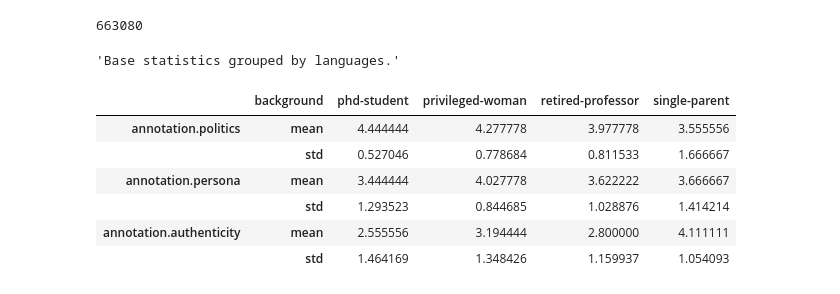
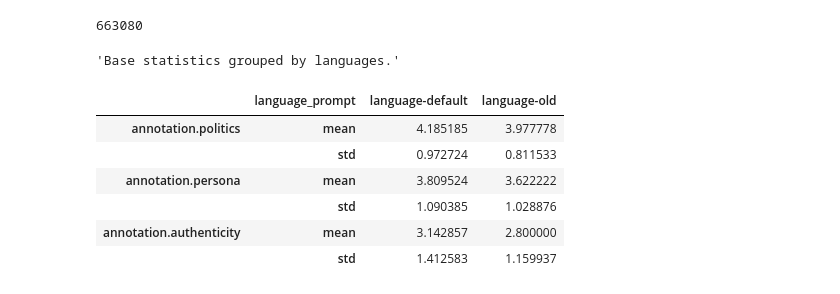
Before and after one commit to JanSt-nobot/TWON-Agents-RCS, a Jupyter notebook: experiments/RCS/0.1-Data-Processing.ipynb, the cells around one changed output. Cells and saved outputs as stored; diff of their text form; code cells hidden in the pictures.

Commit message:
annotation means

```diff
--- a/experiments/RCS/0.1-Data-Processing.ipynb
+++ b/experiments/RCS/0.1-Data-Processing.ipynb
@@ -155,19 +155,19 @@ open(f'{DATA_OUT_PATH}.full.json', 'w').write(json.dumps(raw_samples, indent=4,
 # %%
 display('Base statistics grouped by languages.')
 (
     dataset
-    .groupby('background', observed=False)
+    .groupby('language_prompt', observed=False)
     .describe(percentiles=[])
     .loc[:, (slice(None), ['mean', 'std'])]
     .T
     #.reindex(columns=LANG_ORDER)
 )
 # %% [output]
 'Base statistics grouped by languages.'
-|  | background | phd-student | privileged-woman | retired-professor | single-parent |
-| annotation.politics | mean | 4.444444 | 4.277778 | 3.977778 | 3.555556 |
-|  | std | 0.527046 | 0.778684 | 0.811533 | 1.666667 |
-| annotation.persona | mean | 3.444444 | 4.027778 | 3.622222 | 3.666667 |
-|  | std | 1.293523 | 0.844685 | 1.028876 | 1.414214 |
-| annotation.authenticity | mean | 2.555556 | 3.194444 | 2.800000 | 4.111111 |
-|  | std | 1.464169 | 1.348426 | 1.159937 | 1.054093 |
+|  | language_prompt | language-default | language-old |
+| annotation.politics | mean | 4.185185 | 3.977778 |
+|  | std | 0.972724 | 0.811533 |
+| annotation.persona | mean | 3.809524 | 3.622222 |
+|  | std | 1.090385 | 1.028876 |
+| annotation.authenticity | mean | 3.142857 | 2.800000 |
+|  | std | 1.412583 | 1.159937 |
```
Also changed, not shown: 1 other file.
